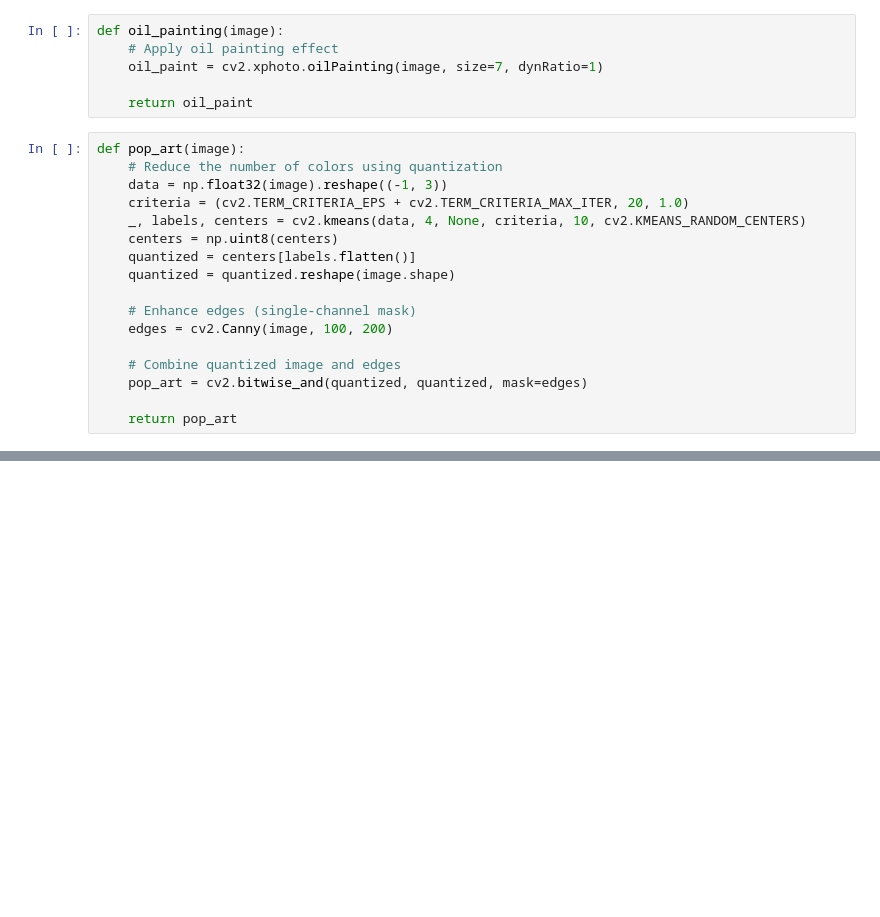
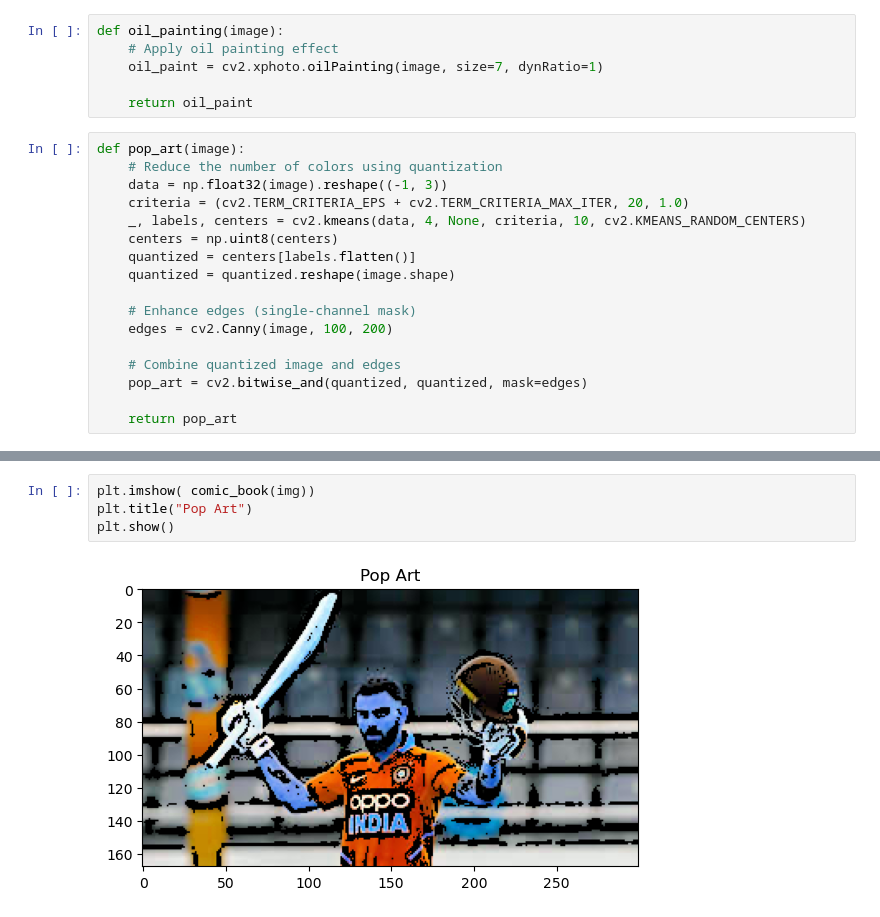
Before and after one commit to maniram-yadav/notebooks, a Jupyter notebook: random effect cartoon.ipynb, the cells around one changed output, grey strips where cells are left out. Drawn from its saved outputs; the diff is of its cells as text; blank space fills up the shorter version.

```diff
--- a/random effect cartoon.ipynb
+++ b/random effect cartoon.ipynb
@@ -360,0 +372,6 @@ def pop_art(image):
+# %%
+plt.imshow( comic_book(img))
+plt.title("Pop Art")
+plt.show()
+# %% [output]
+[figure, added]
```
Also changed, not shown: parts of 11 cells of this notebook.
